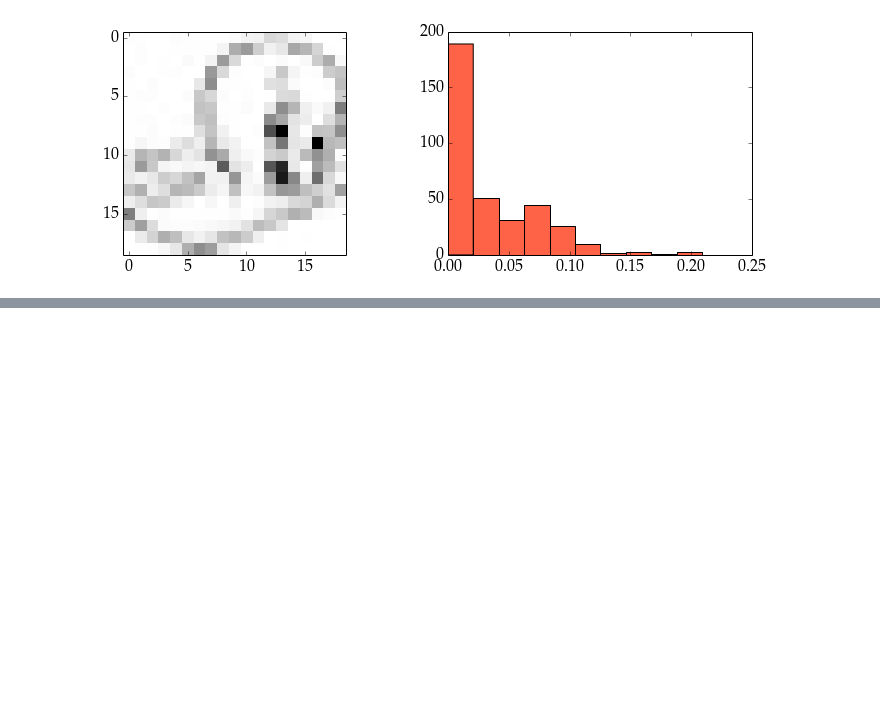
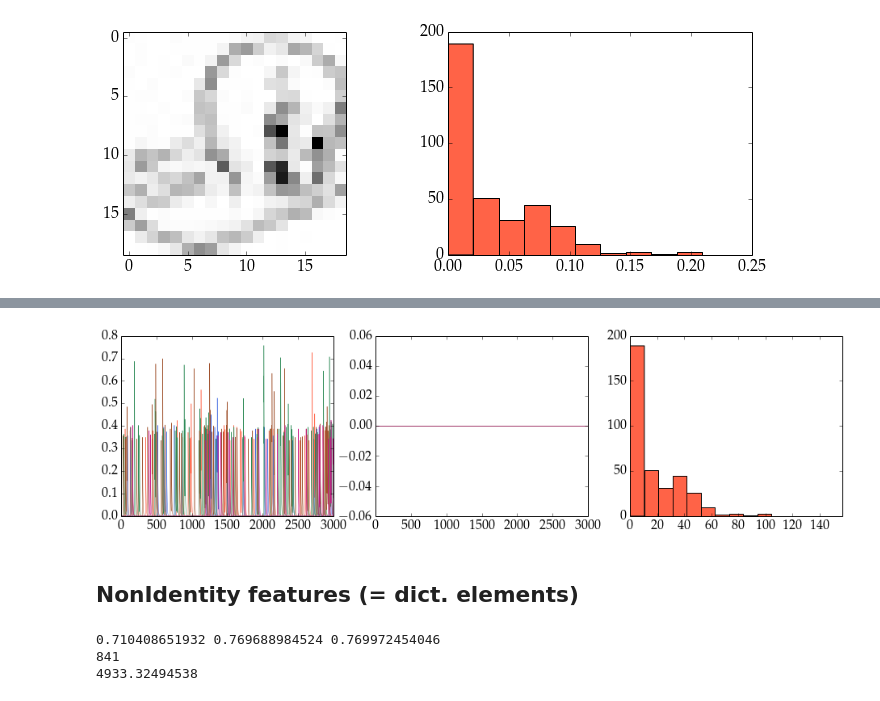
Before and after one commit to Arthas1121/SpikingLCA, a Jupyter notebook: active_nb_scripts/spiking_based5 - stochastic external input.ipynb, the cells around one changed output, grey strips where cells are left out. Cells and saved outputs as stored; diff of their text form; code cells hidden in the pictures; blank space fills up the shorter version.

Commit message:
some casper changes.

```diff
--- a/active_nb_scripts/spiking_based5 - stochastic external input.ipynb
+++ b/active_nb_scripts/spiking_based5 - stochastic external input.ipynb
@@ -278,0 +291,53 @@ imshow(np.reshape([rec.T[-1]], (19, 19)), interpolation="nearest", cmap = cm.Gre
+# %%
+vms = [SMs[0][i][:] for i in xrange(Ndic)]
+ges = [SMs[1][i][:] for i in xrange(Ndic)]
+gis = [SMs[2][i][:] for i in xrange(Ndic)]
+pyl.figure(figsize=(16,4))
+pyl.subplot(1,3,1)
+plot(np.array(ges[10:15]).T, linewidth=.5)
+#pyl.ylim(-0.05,0.55)
+pyl.subplot(1,3,2)
+plot(np.array(gis[10:15]).T, linewidth=0.5);
+#pyl.ylim(0.,0.55)
+pyl.subplot(1,3,3)
+ns = pyl.hist(GM["i_stim"]*pars["input_factor_s"], );
+xlim(0, 1.5*np.max(ns[1]));
+# %% [output]
+[figure, added]
+# %% [markdown]
+## NonIdentity features (= dict. elements)
+# %%
+Ndic = 361*8
+Ndim = 361
+k = 16
+seed = 1234567
+GM = LCAcmn.generative_model_data(Ndic, Ndim, k, positive_phi=True, positive_input=True, identity_dic=False, seed=seed)
+GM["x"] = casper1d[0]
+GM["i_stim"] = np.dot(GM["phi"].T, GM["x"])
+GM["a"] = None
+
+pars=default_parameters.copy()
+pars["t_end"] = 3000
+pars["Ndic"] = Ndic
+pars["Ndim"] = Ndim
+pars["GM"] = GM
+pars["k"] = k
+pars["w_i"] = .25
+pars["w_s"] = 0.025*1.6125
+pars["tonic_input"] = False
+#pars["input_factor_t"]=160
+pars["input_factor_s"]=16000
+window = pars["t_end"]/8.
+
+SMs, M, GM = simulate(pars)
+SMs_a = np.array([SMs[3][i][:] for i in xrange(pars["Ndic"])])
+rec = np.dot(GM["phi"], SMs_a)
+rec_of_mean_a = np.dot(GM["phi"], np.mean(SMs_a, 1))
+
+print get_dynamic_error(SMs_a, GM)[-1], error_of_normalized(rec.T[-1],GM["x"]), error_of_normalized(rec_of_mean_a,GM["x"])
+print number_of_active_neurons(M, window/2.)
+print np.sum(SMs_a.T[-1])
+# %% [output]
+0.710408651932 0.769688984524 0.769972454046
+841
+4933.32494538
```
Also changed, not shown: parts of 6 cells of this notebook.
